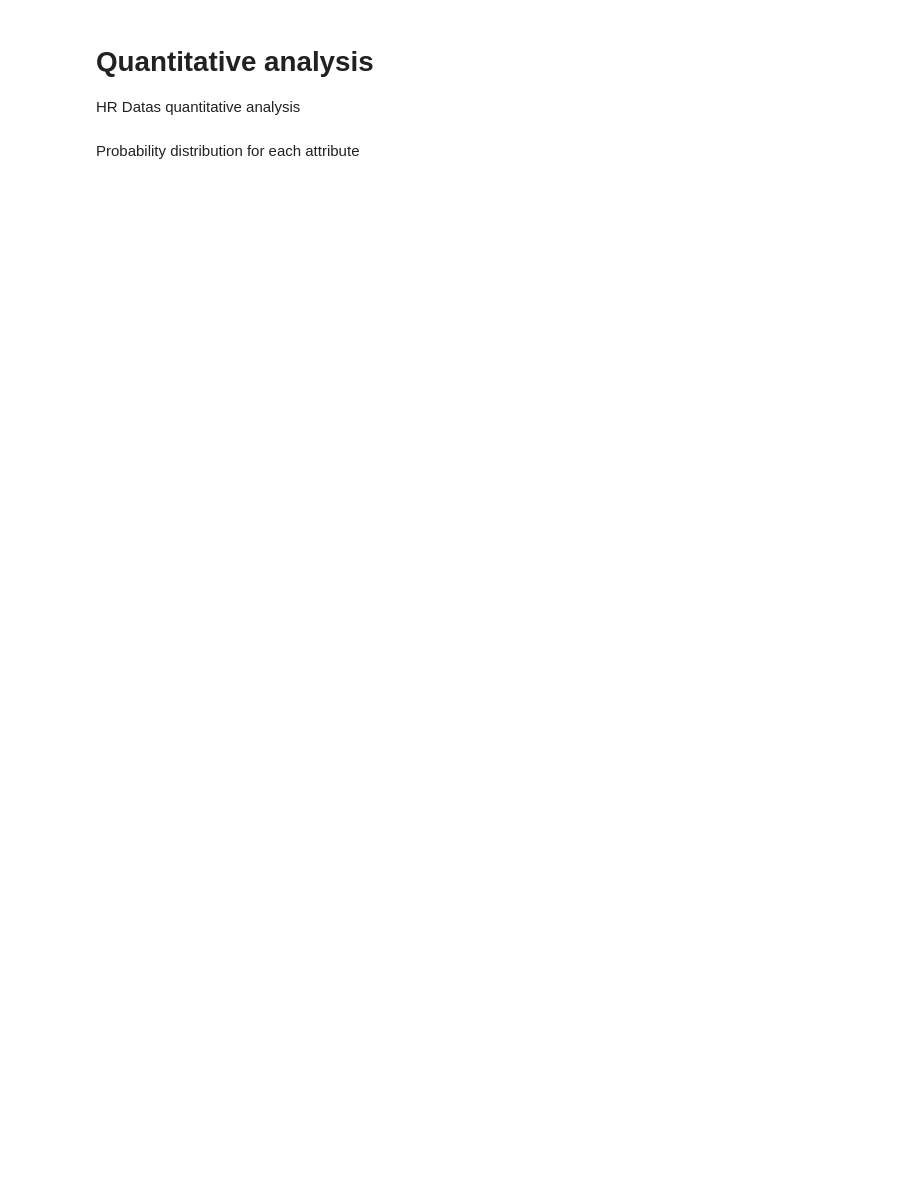
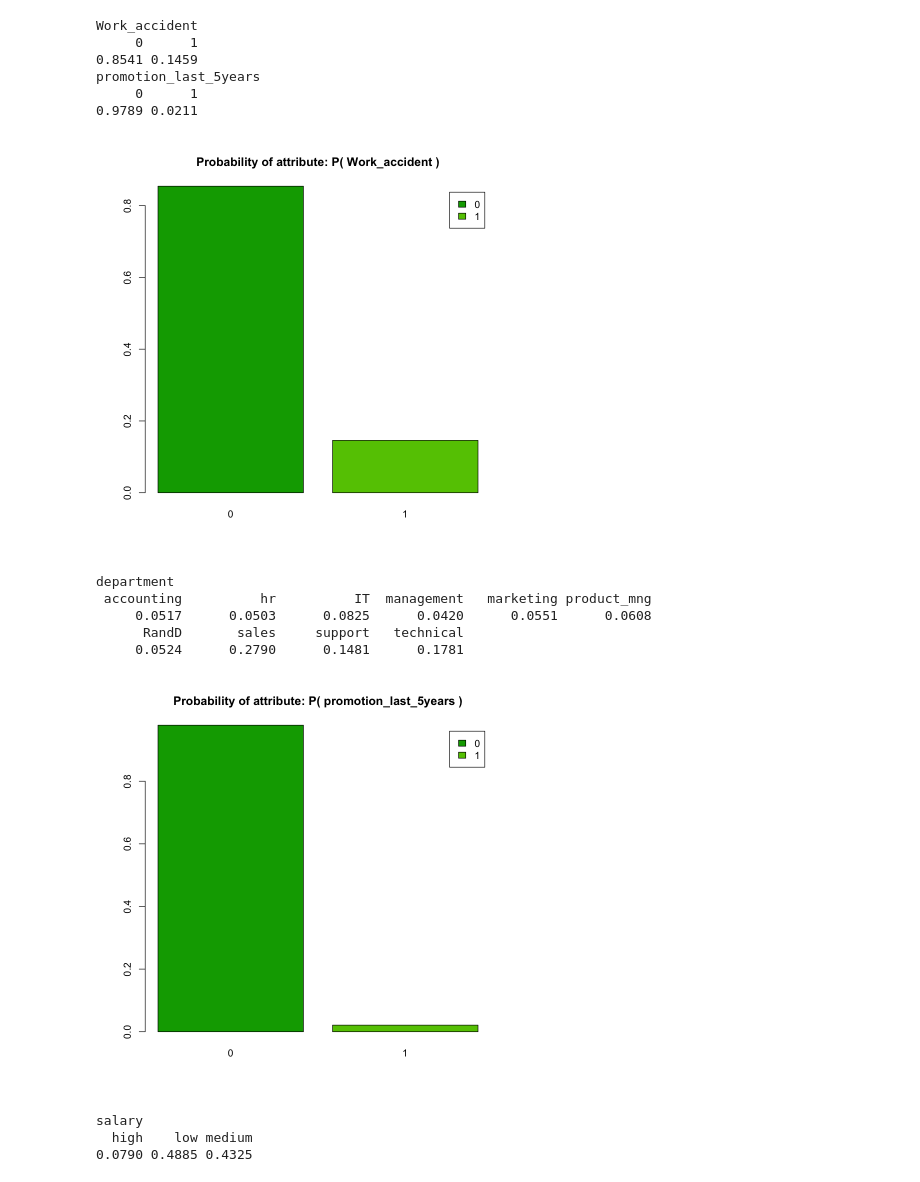
Before and after one commit to simgonzalez/HEG_data_mining, a Jupyter notebook: TP1-a.ipynb, the cells around one changed output. Drawn from its saved outputs; the diff is of its cells as text; code cells hidden in the pictures; blank space fills up the shorter version.

```diff
--- a/TP1-a.ipynb
+++ b/TP1-a.ipynb
@@ -1,3 +0,0 @@
-# %% [markdown]
-# Quantitative analysis
-HR Datas quantitative analysis
@@ -8,13 +1,35 @@ readFile <- function(filename, separator, hasHeader) {
-# %% [markdown]
-Probability distribution for each attribute
 # %%
+readFile <- function(filename, separator, hasHeader) {
+    read.table (file=filename,sep=separator, header=hasHeader)
+}
+
+
 allAttributesProbability <- function(datasetFile, separator, hasHeader ,indexTargetVariable,indexesQualitativeColumns,indexesUselessColumns) {
     data <- readFile(datasetFile, separator, hasHeader)
 
     for(index in indexesQualitativeColumns ){
         if (index == indexTargetVariable) next
         P.f <- prop.table(table(data[index]))
         print(P.f)
-        barplot(P.f, legend=T, main=paste("Probability of attribute: P(",names(data)[index], ")"))
+        barplot(P.f, legend = TRUE, col = terrain.colors(6), main = paste("Probability of attribute: P(", names(data)[index], ")"))
     }
 }
+
+allAttributesProbability("HR_prediction-all.csv", ",", T, 8, list(7,9,10,11), 1)
+# %% [output]
+Work_accident
+     0      1
+0.8541 0.1459
+promotion_last_5years
+     0      1
+0.9789 0.0211
+[figure, added]
+department
+ accounting          hr          IT  management   marketing product_mng
+     0.0517      0.0503      0.0825      0.0420      0.0551      0.0608
+      RandD       sales     support   technical
+     0.0524      0.2790      0.1481      0.1781
+[figure, added]
+salary
+  high    low medium
+0.0790 0.4885 0.4325
```
Also changed, not shown: parts of 8 cells of this notebook, 1 other file.
